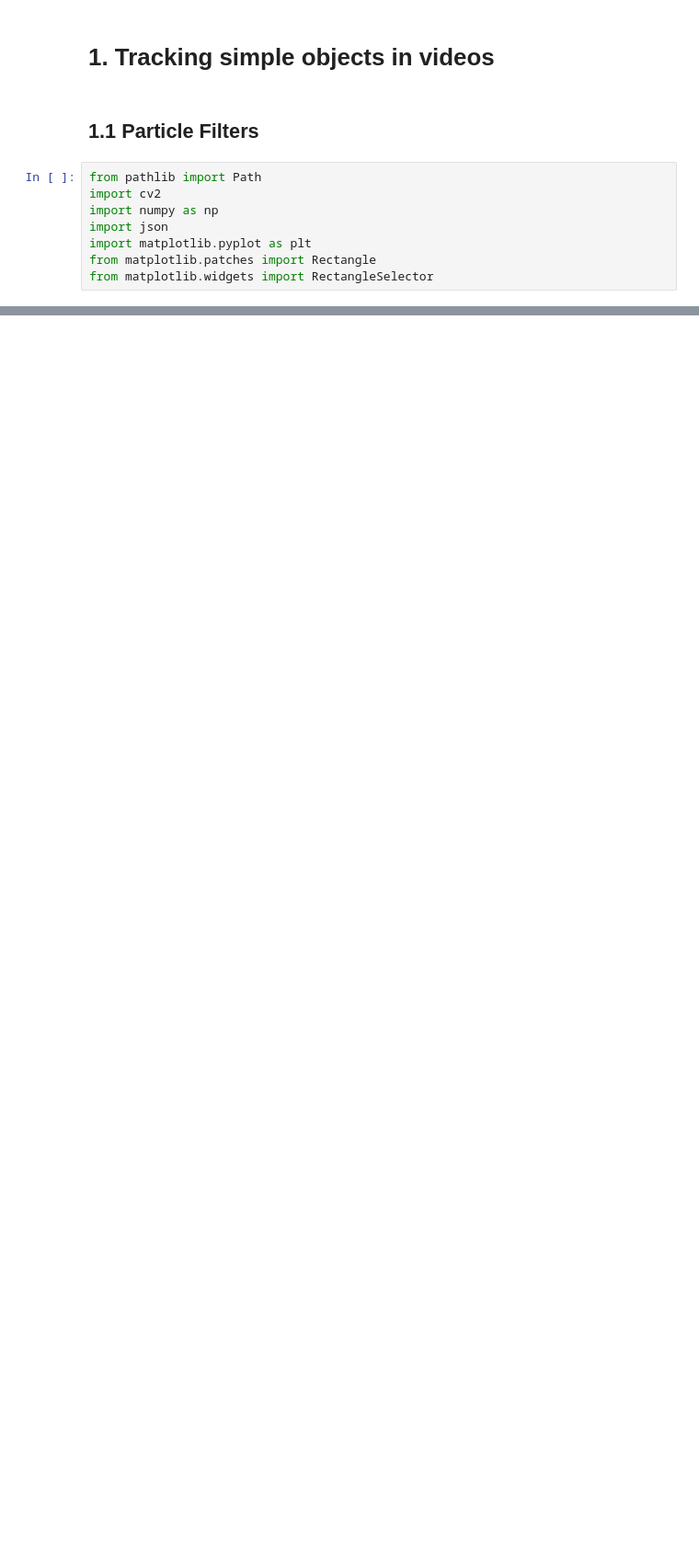
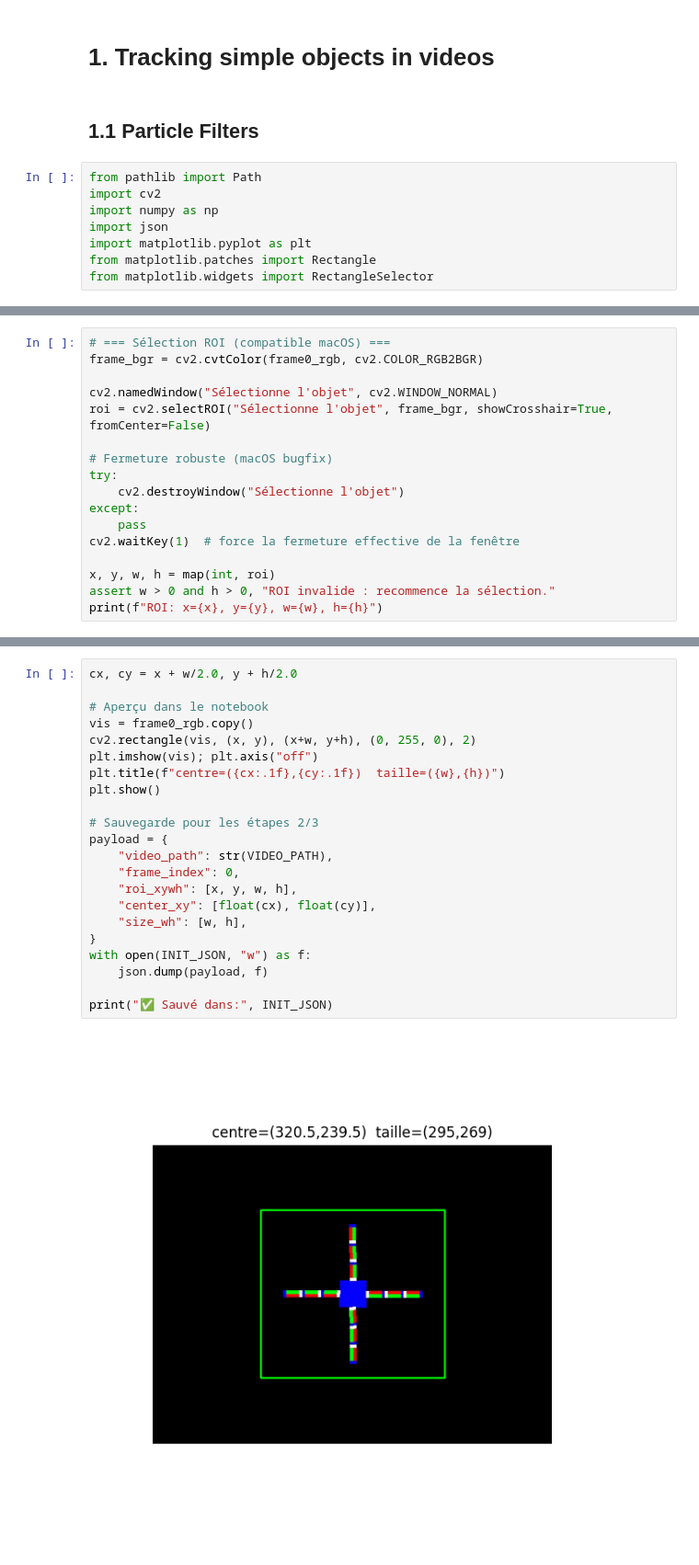
Before and after one commit to PailBoy/TP_image_video, a Jupyter notebook: labwork_2/tracking_simple_object.ipynb, the cells around one changed output, grey strips where cells are left out. Shown at 92% size. Cells and saved outputs as stored; diff of their text form; blank space fills up the shorter version.

```diff
--- a/labwork_2/tracking_simple_object.ipynb
+++ b/labwork_2/tracking_simple_object.ipynb
@@ -34,0 +55,17 @@ AssertionError: Fichier vidéo introuvable: labwork_2/video sequences/synthetic/
+# %%
+# === Sélection ROI (compatible macOS) ===
+frame_bgr = cv2.cvtColor(frame0_rgb, cv2.COLOR_RGB2BGR)
+
+cv2.namedWindow("Sélectionne l'objet", cv2.WINDOW_NORMAL)
+roi = cv2.selectROI("Sélectionne l'objet", frame_bgr, showCrosshair=True, fromCenter=False)
+
+# Fermeture robuste (macOS bugfix)
+try:
+    cv2.destroyWindow("Sélectionne l'objet")
+except:
+    pass
+cv2.waitKey(1)  # force la fermeture effective de la fenêtre
+
+x, y, w, h = map(int, roi)
+assert w > 0 and h > 0, "ROI invalide : recommence la sélection."
+print(f"ROI: x={x}, y={y}, w={w}, h={h}")
@@ -34,0 +76,24 @@ AssertionError: Fichier vidéo introuvable: labwork_2/video sequences/synthetic/
+# %%
+cx, cy = x + w/2.0, y + h/2.0
+
+# Aperçu dans le notebook
+vis = frame0_rgb.copy()
+cv2.rectangle(vis, (x, y), (x+w, y+h), (0, 255, 0), 2)
+plt.imshow(vis); plt.axis("off")
+plt.title(f"centre=({cx:.1f},{cy:.1f})  taille=({w},{h})")
+plt.show()
+
+# Sauvegarde pour les étapes 2/3
+payload = {
+    "video_path": str(VIDEO_PATH),
+    "frame_index": 0,
+    "roi_xywh": [x, y, w, h],
+    "center_xy": [float(cx), float(cy)],
+    "size_wh": [w, h],
+}
+with open(INIT_JSON, "w") as f:
+    json.dump(payload, f)
+
+print("✅ Sauvé dans:", INIT_JSON)
+# %% [output]
+[figure, added]
```
Also changed, not shown: parts of 6 cells of this notebook, 1 other file.
